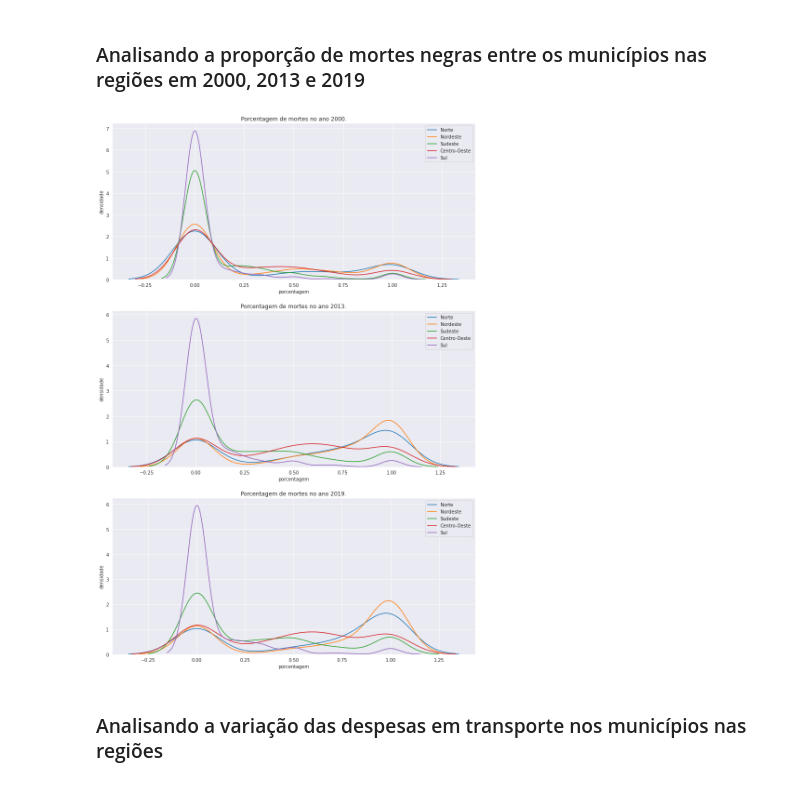
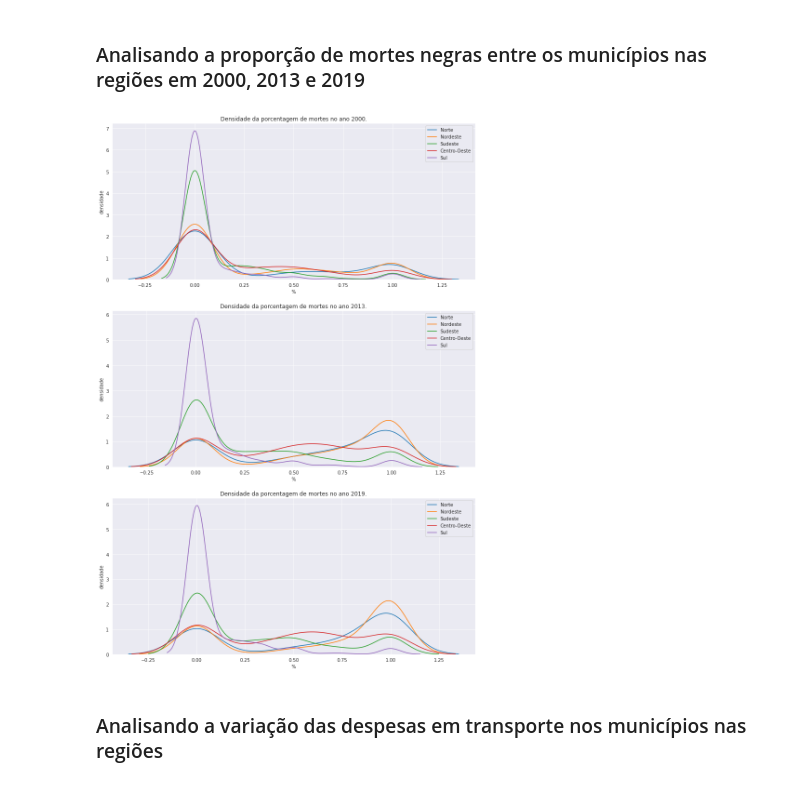
Before and after one commit to saulorcj/tarefas-analytica, a Jupyter notebook: A2/analise_dados.ipynb, the cells around one changed output. Cells and saved outputs as stored; diff of their text form; code cells hidden in the pictures.

```diff
--- a/A2/analise_dados.ipynb
+++ b/A2/analise_dados.ipynb
@@ -306,6 +304,7 @@ df_prop_mortes[
 Apenas as linhas de despesas necessariamente pagas relacionadas a gastos com transporte serão usadas, já que outros tipos de investimento não serão necessários para essa análise. Além disso, somente serão usadas as colunas com o código do município, sigla da unidade federativa e o valor da despesa paga em transporte.
 # %%
 def get_necessario(dataframes):
+    """Seleciona somente as linhas e colunas que de fato serão usadas na análise de dados"""
     for dataframe in dataframes:
         dataframe = dataframe[(dataframe["Conta"] == "26 - Transporte") &
                               (dataframe["Coluna"] == "Despesas Pagas")][
@@ -432,6 +430,10 @@ plt.show()
 ### Analisando a variação da porcentagem de mortes entre os municípios nas regiões nos períodos (2000-2013) e (2013-2019)
 # %%
 def get_df_by_ano(anos):
+    """
+    :param anos: lista de anos
+    :return lista de DataFrame de referente a cada ano passado:
+    """
     for ano in anos:
         dataframe = df_prop_mortes[df_prop_mortes["ano"] == ano]
         dataframe.index = dataframe["id_municipio"].astype(int)
@@ -488,6 +490,8 @@ df_prop_mortes_2019.head()
 | 1100056 | RO | 0.500000 |
 # %%
 def get_dif(df1, df2):
+    """Recebe dois dataframes com coluna 'prop_mortes' e retorna
+    um novo dataframe com uma nova coluna referente a essa diferença"""
     df_diferenca = df2.copy()
     df_diferenca["diferenca"] = df1["prop_mortes"] - df2["prop_mortes"]
     df_diferenca.drop(["prop_mortes"], axis=1, inplace=True)
@@ -525,7 +529,7 @@ for i, dataframe in enumerate([df_dif_prop_2013_2000, df_dif_prop_2019_2013]):
     for regiao in regioes:
         regiao_diferencas = dataframe[dataframe["sigla_uf"].isin(regioes[regiao])]["diferenca"]
         sns.kdeplot(regiao_diferencas, ax=axes[i], label=regiao)
-    axes[i].set_title("Variação de porcentagem de mortes entre " + periodos[i] + ".")
+    axes[i].set_title("Densidade das variações da porcentagem de mortes entre " + periodos[i] + ".")
     axes[i].set_xlabel("diferença")
     axes[i].set_ylabel("densidade")
     axes[i].legend()
@@ -537,19 +541,19 @@ plt.show()
 # %%
 anos = ("2000", "2013", "2019")
 sns.set_style("darkgrid")
 f, axes = plt.subplots(3, 1, figsize=(14, 21))
 
 for i, dataframe in enumerate([df_prop_mortes_2000, df_prop_mortes_2013, df_prop_mortes_2019]):
     for regiao in regioes:
         regiao_mortes = dataframe[dataframe["sigla_uf"].isin(regioes[regiao])]["prop_mortes"]
         sns.kdeplot(regiao_mortes, ax=axes[i], label=regiao)
-    axes[i].set_title("Porcentagem de mortes no ano " + anos[i] + ".")
-    axes[i].set_xlabel("porcentagem")
+    axes[i].set_title("Densidade da porcentagem de mortes no ano " + anos[i] + ".")
+    axes[i].set_xlabel("%")
     axes[i].set_ylabel("densidade")
     axes[i].legend()
 plt.show()
 # %% [output]
-[figure, old version]
+[figure, new version]
 # %% [markdown]
 ### Analisando a variação das despesas em transporte nos municípios nas regiões
 # %%
```
Also changed, not shown: parts of 30 cells of this notebook.
